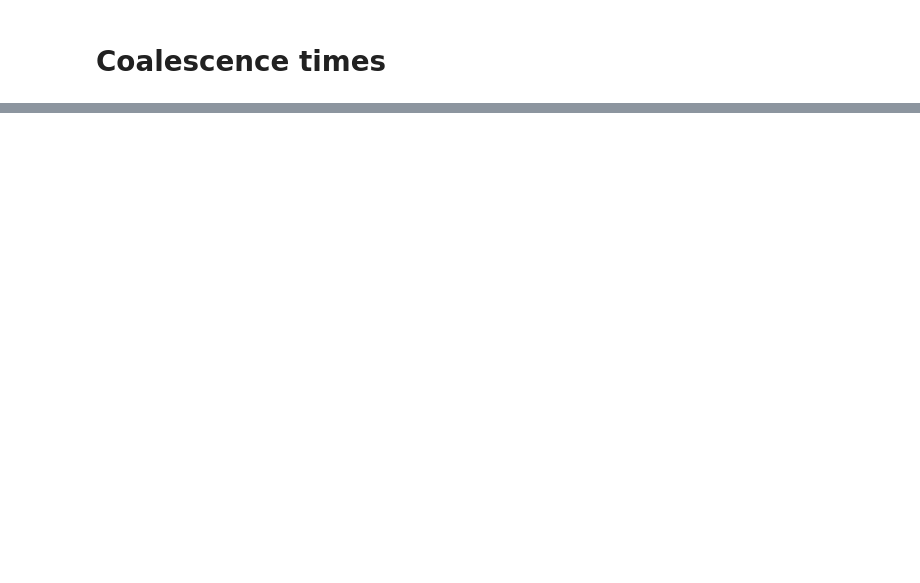
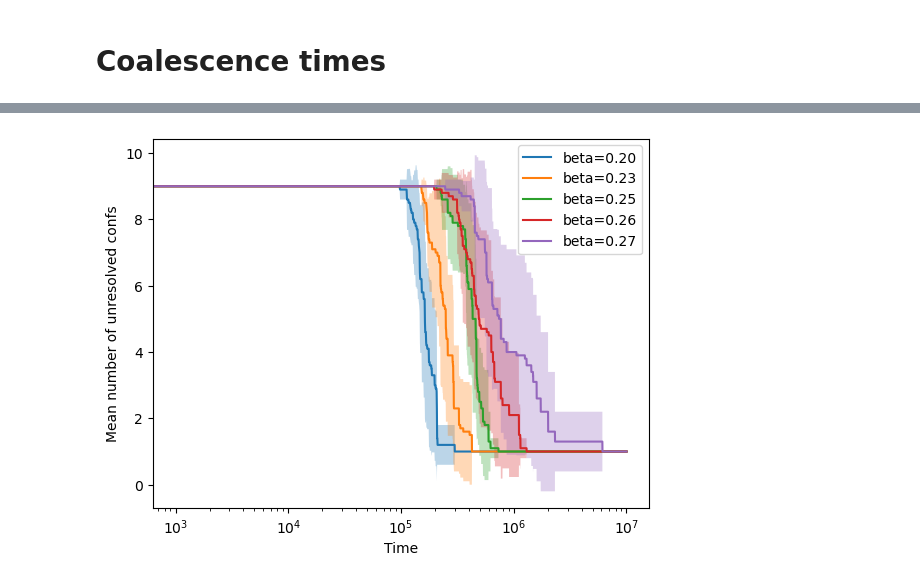
Before and after one commit to LouiseBudzynski/Bounding_Chain_Disordered_Ising_Models, a Jupyter notebook: notebooks/multiple_mcmc_test.ipynb, the cells around one changed output, grey strips where cells are left out. Cells and saved outputs as stored; diff of their text form; code cells hidden in the pictures; blank space fills up the shorter version.

```diff
--- a/notebooks/multiple_mcmc_test.ipynb
+++ b/notebooks/multiple_mcmc_test.ipynb
@@ -170,6 +220,6 @@ beta_uni, beta_SG
 # %%
 N = 5000
-beta_list = [0.2, 0.22, 0.23, 0.24, 0.25, 0.26, 0.27]
+beta_list = [0.2, 0.23, 0.25, 0.26, 0.27]
 #beta_list = [0.3, 0.31, 0.32, 0.33, 0.34]
 coup_type = 'ising'
 G_builder = lambda N: create_ER_graph(N, d=4, coupling_type=coup_type)
@@ -179,10 +229,10 @@ nb_itermax = 10**7
 dfs = []
 for beta in beta_list:
     print(f"beta={beta}")
-    df_beta = compute_nb_star(N, beta, G_builder, n_runs=nb_runs, sampler=F_beta_Glauber, max_iter=nb_itermax, init_mode='full_star', lazy=False, n_points=10000)
+    df_beta = compute_nb_star_DS(N, beta, G_builder, n_runs=nb_runs, sampler=F_beta_Glauber, max_iter=nb_itermax, n_configs=10, lazy=False, n_points=10000)
     dfs.append(df_beta)
 
 df = pd.concat(dfs, ignore_index=True)
 
-csv_path = f"../results/tmp/nb_star_ER_{coup_type}_d{d}_N{N}.csv"
+csv_path = f"../results/tmp/nb_star_DS_ER_{coup_type}_d{d}_N{N}.csv"
 df.to_csv(csv_path, index=False)
@@ -189,3 +257,19 @@ df.to_csv(csv_path, index=False)
+# %%
+df = pd.read_csv(csv_path)
+for beta in df['beta'].unique():
+    sub_df = df[df['beta'] == beta].sort_values('time')
+    plt.plot(sub_df['time'], sub_df['mean_nb_confs'], label=f'beta={beta:.2f}')
+    plt.fill_between(sub_df['time'],
+                     sub_df['mean_nb_confs'] - sub_df['std_nb_confs'],
+                     sub_df['mean_nb_confs'] + sub_df['std_nb_confs'],
+                     alpha=0.3)
+plt.xscale('log')
+plt.xlabel('Time')
+plt.ylabel('Mean number of unresolved confs')
+plt.legend()
+plt.show()
+# %% [output]
+[figure, added]
 # %%
 df = pd.read_csv(csv_path)
 for beta in df['beta'].unique():
```
Also changed, not shown: parts of 17 cells of this notebook, 14 other files.
